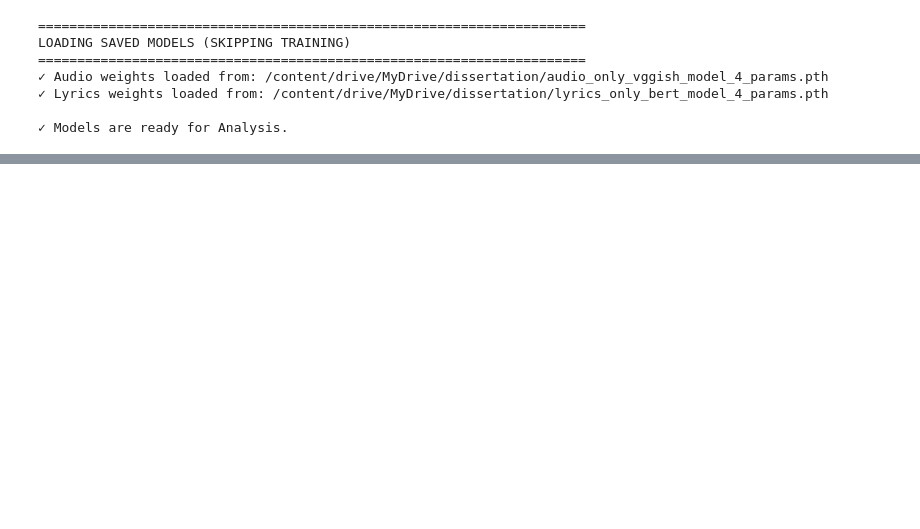
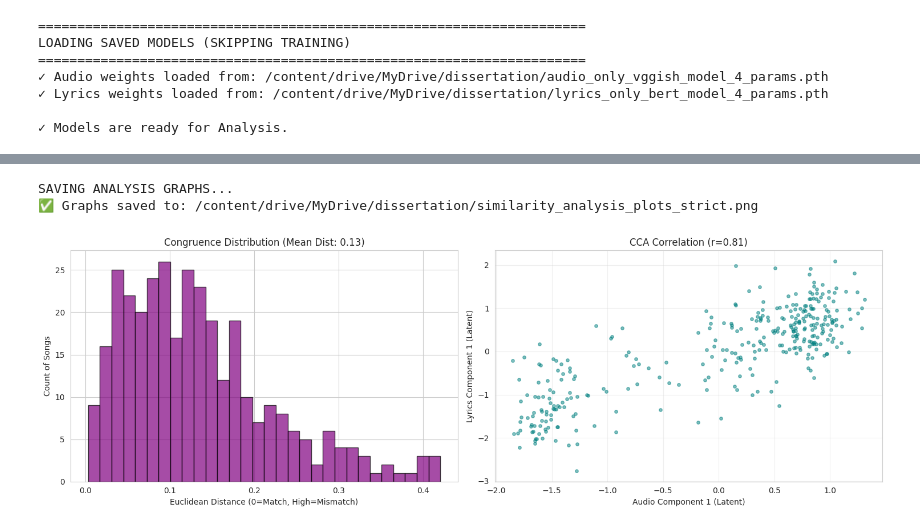
Before and after one commit to GemmaGorey/Dissertation, a Jupyter notebook: Similarity_Analysis_Audio_vsa_Lyrics_Features.ipynb, the cells around one changed output, grey strips where cells are left out. Saved outputs shown, nothing was run; the diff lists cells and outputs as text; code cells hidden in the pictures; blank space fills up the shorter version.

```diff
--- a/Similarity_Analysis_Audio_vsa_Lyrics_Features.ipynb
+++ b/Similarity_Analysis_Audio_vsa_Lyrics_Features.ipynb
@@ -1231,0 +1057,42 @@ Interpretation: A value close to 0 means they share no information.
+# %%
+# --- FINAL STEP: SAVE PLOTS TO DRIVE ---
+import matplotlib.pyplot as plt
+import os
+
+print("SAVING ANALYSIS GRAPHS...")
+output_dir = '/content/drive/MyDrive/dissertation/'
+
+# 1. Re-create the plot (since the previous figure might be closed)
+fig, axes = plt.subplots(1, 2, figsize=(15, 5))
+
+# Plot 1: Congruence Histogram
+# (Using the 'distances' variable from your analysis cell)
+axes[0].hist(distances, bins=30, color='purple', alpha=0.7, edgecolor='black')
+axes[0].set_title(f"Congruence Distribution (Mean Dist: {distances.mean():.2f})")
+axes[0].set_xlabel("Euclidean Distance (0=Match, High=Mismatch)")
+axes[0].set_ylabel("Count of Songs")
+
+# Plot 2: CCA Scatter
+# (Using 'a_c' and 'l_c' from the Stricter Analysis cell)
+axes[1].scatter(a_c[:, 0], l_c[:, 0], alpha=0.5, c='teal', s=15)
+
+# --- UPDATE: Using 'first_corr' instead of 'cca_corr' ---
+axes[1].set_title(f"CCA Correlation (r={first_corr:.2f})")
+# --------------------------------------------------------
+
+axes[1].set_xlabel("Audio Component 1 (Latent)")
+axes[1].set_ylabel("Lyrics Component 1 (Latent)")
+axes[1].grid(True, alpha=0.3)
+
+plt.tight_layout()
+
+# 2. Save to Drive
+# I renamed the file to '_strict' so you know this is the robust version
+plot_path = os.path.join(output_dir, 'similarity_analysis_plots_strict.png')
+plt.savefig(plot_path, dpi=300) # High resolution for PDF
+print(f"✅ Graphs saved to: {plot_path}")
+plt.show()
+# %% [output]
+SAVING ANALYSIS GRAPHS...
+✅ Graphs saved to: /content/drive/MyDrive/dissertation/similarity_analysis_plots_strict.png
+[figure, added]
```
Also changed, not shown: parts of 13 cells of this notebook.
